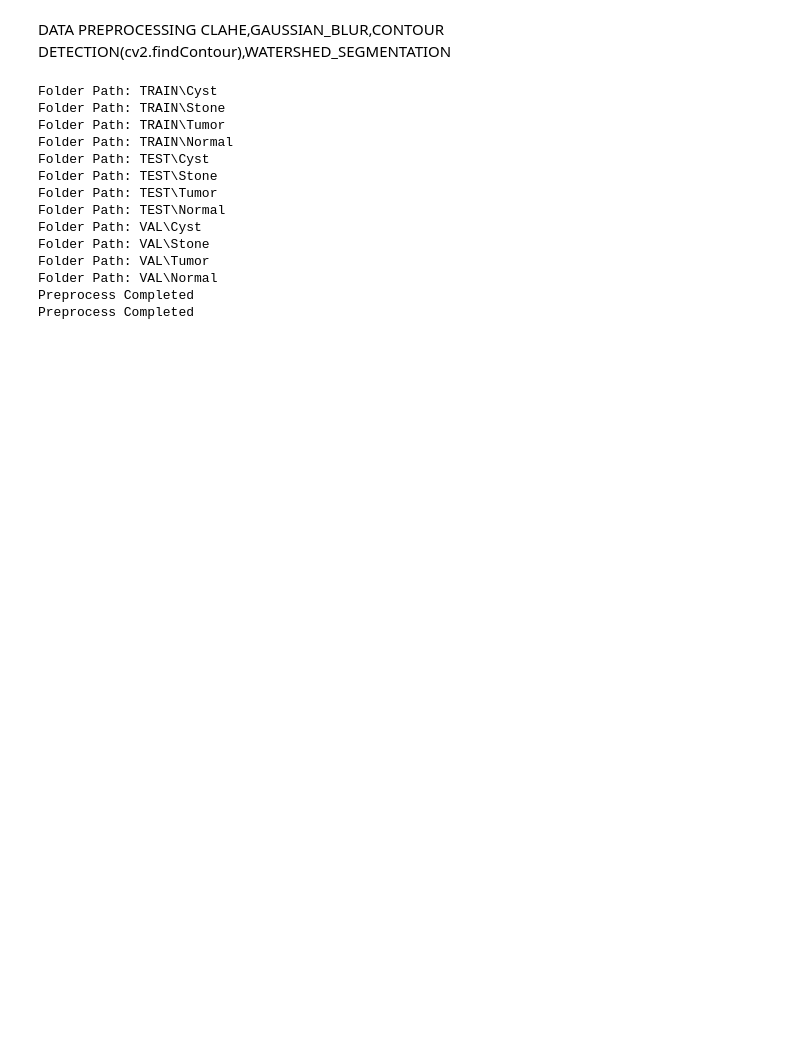
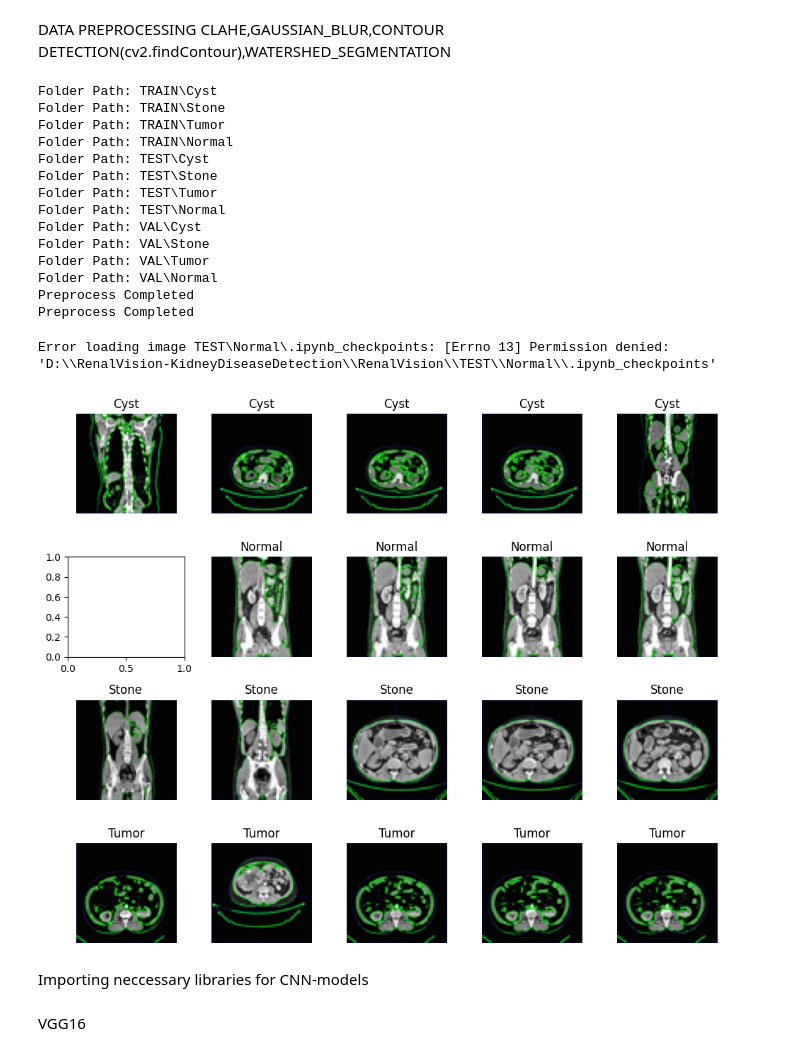
Before and after one commit to anaswaraku/RenalVision, a Jupyter notebook: KidneyDiseaseDetection.ipynb, the cells around one changed output. Saved outputs shown, nothing was run; the diff lists cells and outputs as text; code cells hidden in the pictures; blank space fills up the shorter version.

```diff
--- a/KidneyDiseaseDetection.ipynb
+++ b/KidneyDiseaseDetection.ipynb
@@ -298,3 +348,50 @@ Folder Path: VAL\Tumor
 Folder Path: VAL\Normal
 Preprocess Completed
 Preprocess Completed
+# %%
+def load_and_display_images(dataset_path, image_size=(64, 64), images_per_class=5):
+    # Get class labels from the directory names
+    class_labels = os.listdir(dataset_path)
+
+    # Set up the matplotlib figure
+    fig, axes = plt.subplots(len(class_labels), images_per_class, figsize=(images_per_class * 2, len(class_labels) * 2))
+
+    for label_idx, label in enumerate(class_labels):
+        class_dir = os.path.join(dataset_path, label)
+
+        if not os.path.isdir(class_dir):
+            continue  # Skip any files, we are only interested in directories
+
+        # List all image files in the class directory
+        image_files = os.listdir(class_dir)[:images_per_class]
+
+        for img_idx, filename in enumerate(image_files):
+            img_path = os.path.join(class_dir, filename)
+
+            try:
+                # Open the image file
+                img = Image.open(img_path)
+                # Resize the image to the desired size
+                img = img.resize(image_size)
+                # Convert the image to a numpy array
+                img_array = np.array(img)
+
+                # Display the image and its label
+                ax = axes[label_idx, img_idx]
+                ax.imshow(img_array)
+                ax.axis('off')
+                ax.set_title(label, fontsize=12)  # Set title as class label
+
+            except Exception as e:
+                print(f"Error loading image {img_path}: {e}")
+
+    plt.tight_layout()
+    plt.show()
+
+dir ='TEST'
+load_and_display_images(dir, image_size=(64, 64), images_per_class=5)
+# %% [output]
+Error loading image TEST\Normal\.ipynb_checkpoints: [Errno 13] Permission denied: 'D:\\RenalVision-KidneyDiseaseDetection\\RenalVision\\TEST\\Normal\\.ipynb_checkpoints'
+[figure, added]
+# %% [markdown]
+Importing neccessary libraries for CNN-models
@@ -300,0 +406,2 @@ Preprocess Completed
+# %% [markdown]
+VGG16
```
Also changed, not shown: parts of 34 cells of this notebook, 3 other files.
